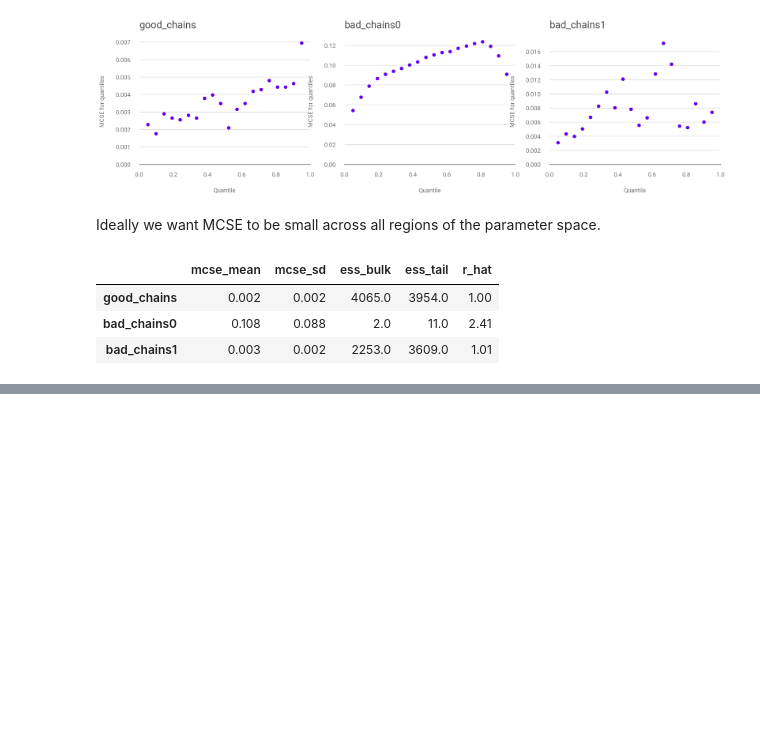
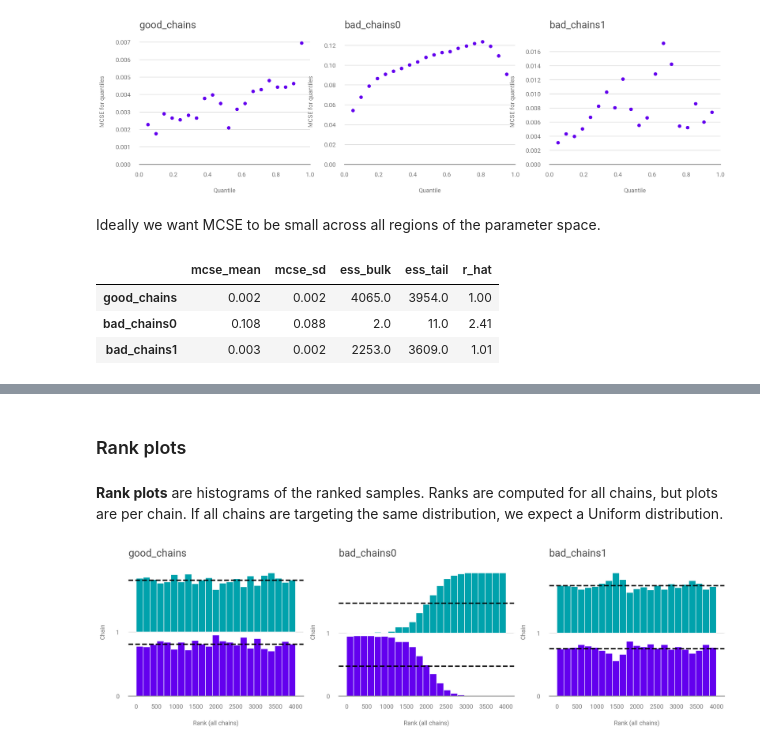
Before and after one commit to paw-lu/bayesian-modeling-computation-python, a Jupyter notebook: notebooks/2_exploratory_analysis_of_bayesian_models.ipynb, the cells around one changed output, grey strips where cells are left out. Saved outputs shown, nothing was run; the diff lists cells and outputs as text; code cells hidden in the pictures; blank space fills up the shorter version.

```diff
--- a/notebooks/2_exploratory_analysis_of_bayesian_models.ipynb
+++ b/notebooks/2_exploratory_analysis_of_bayesian_models.ipynb
@@ -198,0 +233,13 @@ az.summary(chains, kind="diagnostics")
+# %% [markdown]
+### Rank plots
+# %% [markdown]
+**Rank plots**
+are histograms of the ranked samples.
+Ranks are computed for all chains,
+but plots are per chain.
+If all chains are targeting the same distribution,
+we expect a Uniform distribution.
+# %%
+az.plot_rank(chains, kind="bars");
+# %% [output]
+[figure, added]
```
Also changed, not shown: parts of 16 cells of this notebook, 1 other file.
